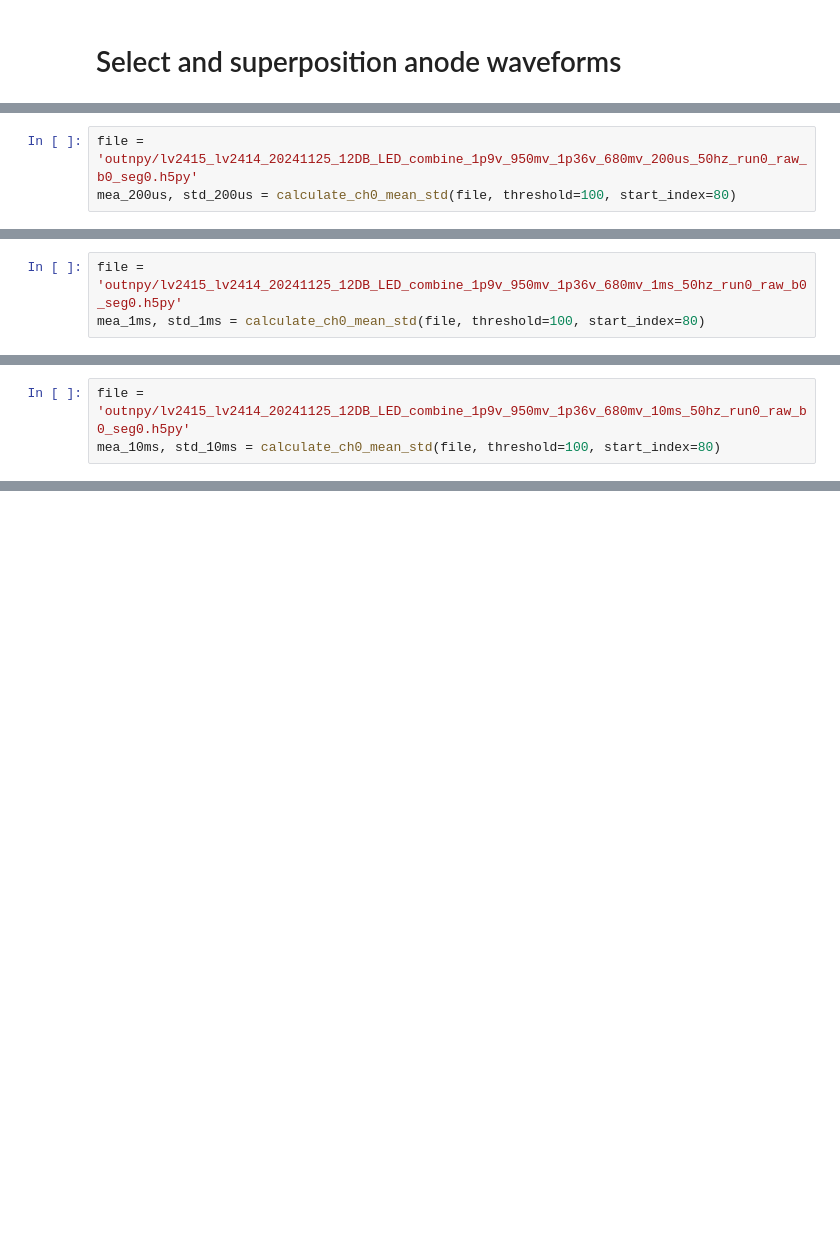
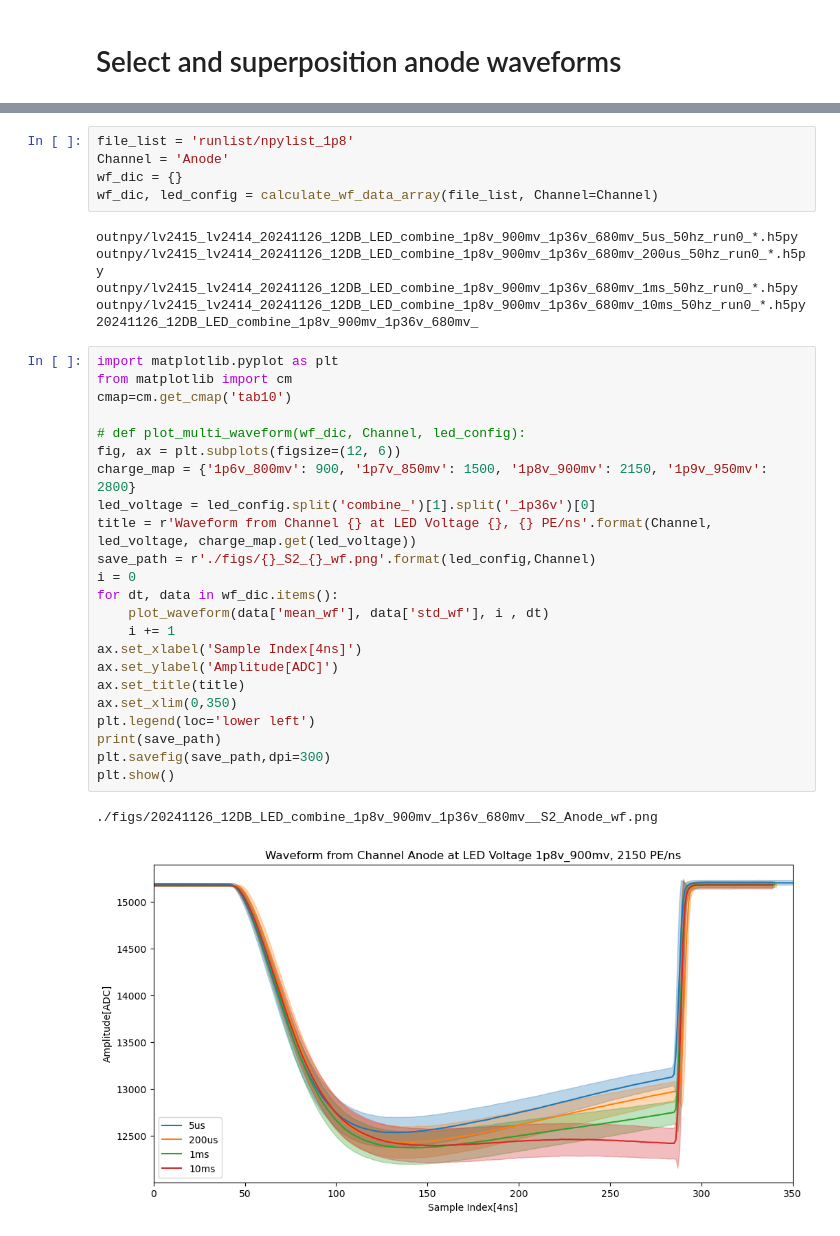
Before and after one commit to Westlake-University-Lsc-lab/ProcessLocalData, a Jupyter notebook: CombineWaveform.ipynb, the cells around one changed output, grey strips where cells are left out. Saved outputs shown, nothing was run; the diff lists cells and outputs as text; blank space fills up the shorter version.

```diff
--- a/CombineWaveform.ipynb
+++ b/CombineWaveform.ipynb
@@ -398,3 +2,0 @@ outnpy/lv2415_lv2414_20241125_12DB_LED_combine_1p9v_950mv_1p36v_680mv_90us_50hz_
-# %%
-file = 'outnpy/lv2415_lv2414_20241125_12DB_LED_combine_1p9v_950mv_1p36v_680mv_200us_50hz_run0_raw_b0_seg0.h5py'
-mea_200us, std_200us = calculate_ch0_mean_std(file, threshold=100, start_index=80)
@@ -403,3 +2,0 @@ outnpy/lv2415_lv2414_20241125_12DB_LED_combine_1p9v_950mv_1p36v_680mv_200us_50hz
-# %%
-file = 'outnpy/lv2415_lv2414_20241125_12DB_LED_combine_1p9v_950mv_1p36v_680mv_1ms_50hz_run0_raw_b0_seg0.h5py'
-mea_1ms, std_1ms = calculate_ch0_mean_std(file, threshold=100, start_index=80)
@@ -408,3 +2,0 @@ outnpy/lv2415_lv2414_20241125_12DB_LED_combine_1p9v_950mv_1p36v_680mv_1ms_50hz_r
-# %%
-file = 'outnpy/lv2415_lv2414_20241125_12DB_LED_combine_1p9v_950mv_1p36v_680mv_10ms_50hz_run0_raw_b0_seg0.h5py'
-mea_10ms, std_10ms = calculate_ch0_mean_std(file, threshold=100, start_index=80)
@@ -572,0 +52,37 @@ plt.show()
+# %%
+file_list = 'runlist/npylist_1p8'
+Channel = 'Anode'
+wf_dic = {}
+wf_dic, led_config = calculate_wf_data_array(file_list, Channel=Channel)
+# %% [output]
+outnpy/lv2415_lv2414_20241126_12DB_LED_combine_1p8v_900mv_1p36v_680mv_5us_50hz_run0_*.h5py
+outnpy/lv2415_lv2414_20241126_12DB_LED_combine_1p8v_900mv_1p36v_680mv_200us_50hz_run0_*.h5py
+outnpy/lv2415_lv2414_20241126_12DB_LED_combine_1p8v_900mv_1p36v_680mv_1ms_50hz_run0_*.h5py
+outnpy/lv2415_lv2414_20241126_12DB_LED_combine_1p8v_900mv_1p36v_680mv_10ms_50hz_run0_*.h5py
+20241126_12DB_LED_combine_1p8v_900mv_1p36v_680mv_
+# %%
+import matplotlib.pyplot as plt
+from matplotlib import cm
+cmap=cm.get_cmap('tab10')
+
+# def plot_multi_waveform(wf_dic, Channel, led_config):
+fig, ax = plt.subplots(figsize=(12, 6))
+charge_map = {'1p6v_800mv': 900, '1p7v_850mv': 1500, '1p8v_900mv': 2150, '1p9v_950mv': 2800}
+led_voltage = led_config.split('combine_')[1].split('_1p36v')[0]
+title = r'Waveform from Channel {} at LED Voltage {}, {} PE/ns'.format(Channel, led_voltage, charge_map.get(led_voltage))
+save_path = r'./figs/{}_S2_{}_wf.png'.format(led_config,Channel)
+i = 0
+for dt, data in wf_dic.items():
+    plot_waveform(data['mean_wf'], data['std_wf'], i , dt)
+    i += 1
+ax.set_xlabel('Sample Index[4ns]')
+ax.set_ylabel('Amplitude[ADC]')
+ax.set_title(title)
+ax.set_xlim(0,350)
+plt.legend(loc='lower left')
+print(save_path)
+plt.savefig(save_path,dpi=300)
+plt.show()
+# %% [output]
+./figs/20241126_12DB_LED_combine_1p8v_900mv_1p36v_680mv__S2_Anode_wf.png
+[figure, added]
```
Also changed, not shown: parts of 50 cells of this notebook.
